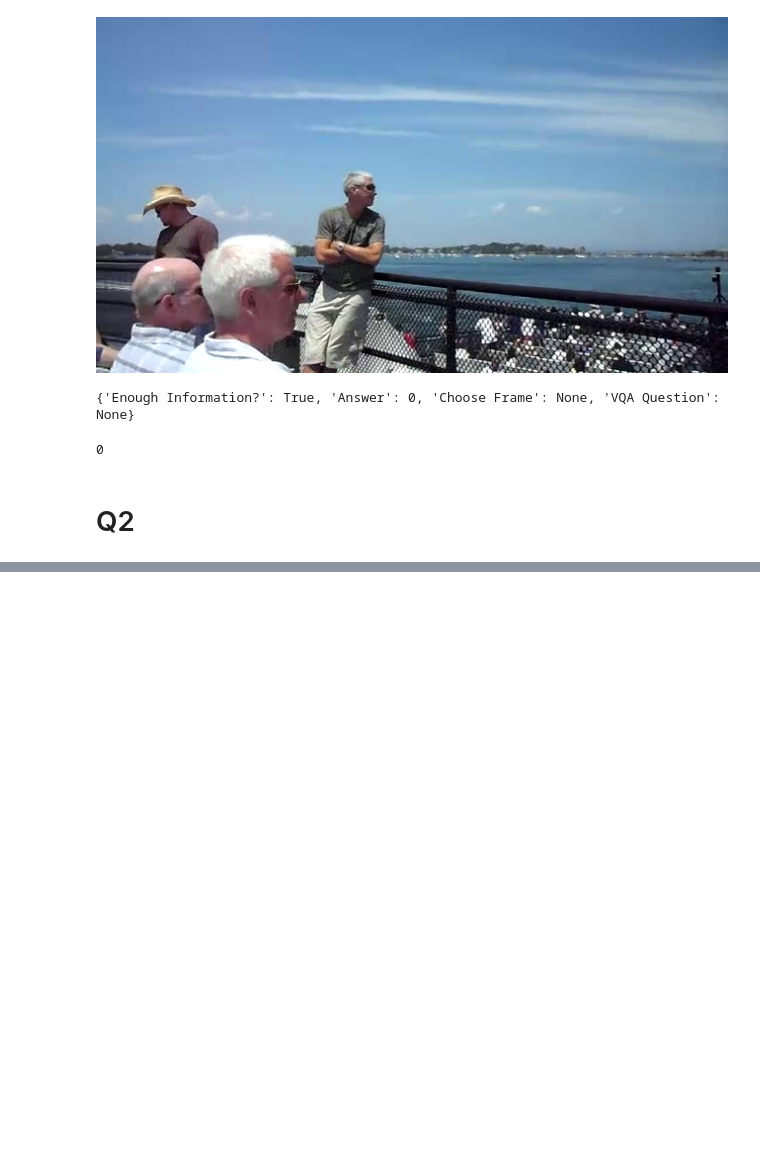
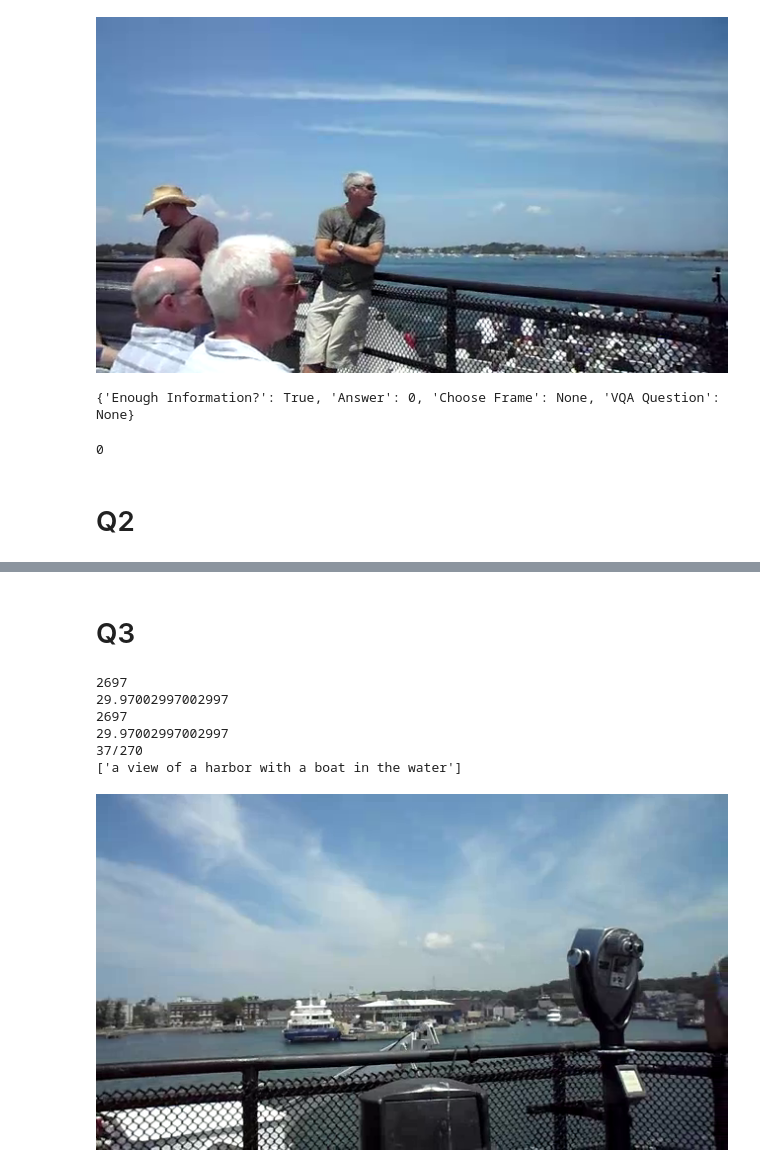
Before and after one commit to chuyishang/vidVQA, a Jupyter notebook: testing_new.ipynb, the cells around one changed output, grey strips where cells are left out. Cells and saved outputs as stored; diff of their text form; code cells hidden in the pictures; blank space fills up the shorter version.

```diff
--- a/testing_new.ipynb
+++ b/testing_new.ipynb
@@ -73,6 +80,3 @@ raw_image
 # %% [output]
 75/270
 [figure]
-# %%
-raw_image = images[indices[0][0].item() + 13]
-raw_image
@@ -288,0 +367,17 @@ ALL INFO: {}
+# %% [markdown]
+# Q3
+# %%
+video_id = 5907839036
+question = "where is this happening?"
+options = ['bridge', 'trail', 'skate park', 'house', 'bed room']
+video = get_video(f'/shared/shang/datasets/nextqa/videos/{video_id}.mp4')
+
+images, caption = answer_question_half(video_id, question, options, "location of the image")
+# %% [output]
+2697
+29.97002997002997
+2697
+29.97002997002997
+37/270
+['a view of a harbor with a boat in the water']
+[figure, added]
```
Also changed, not shown: parts of 17 cells of this notebook, 4 other files.
